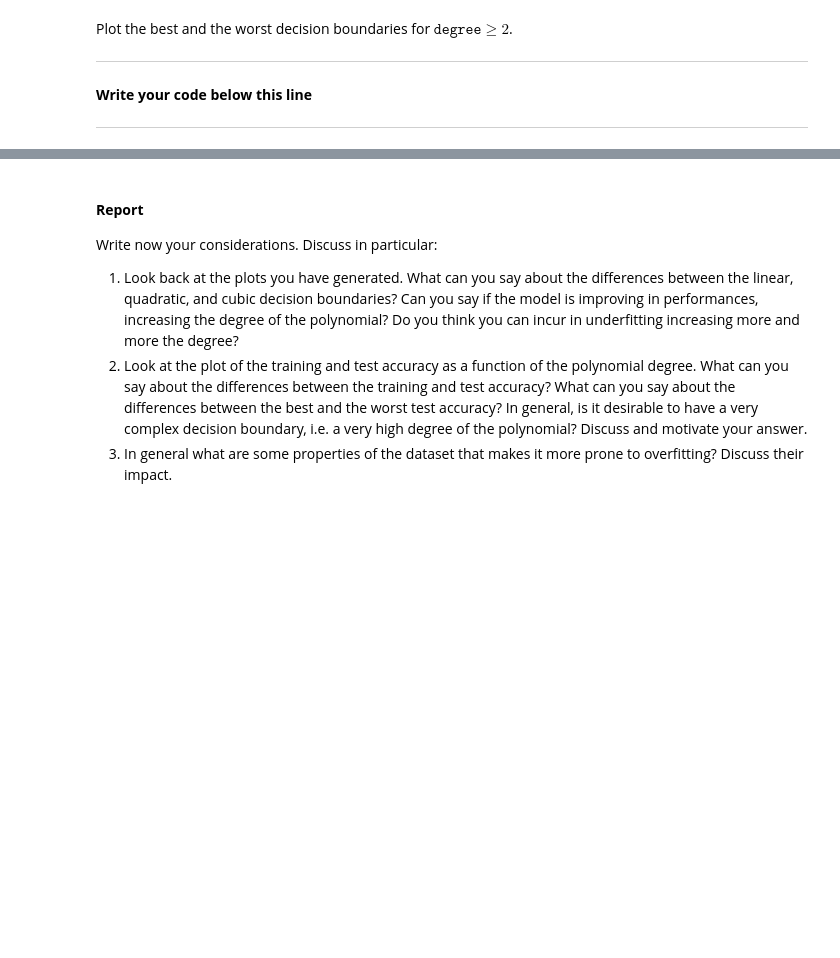
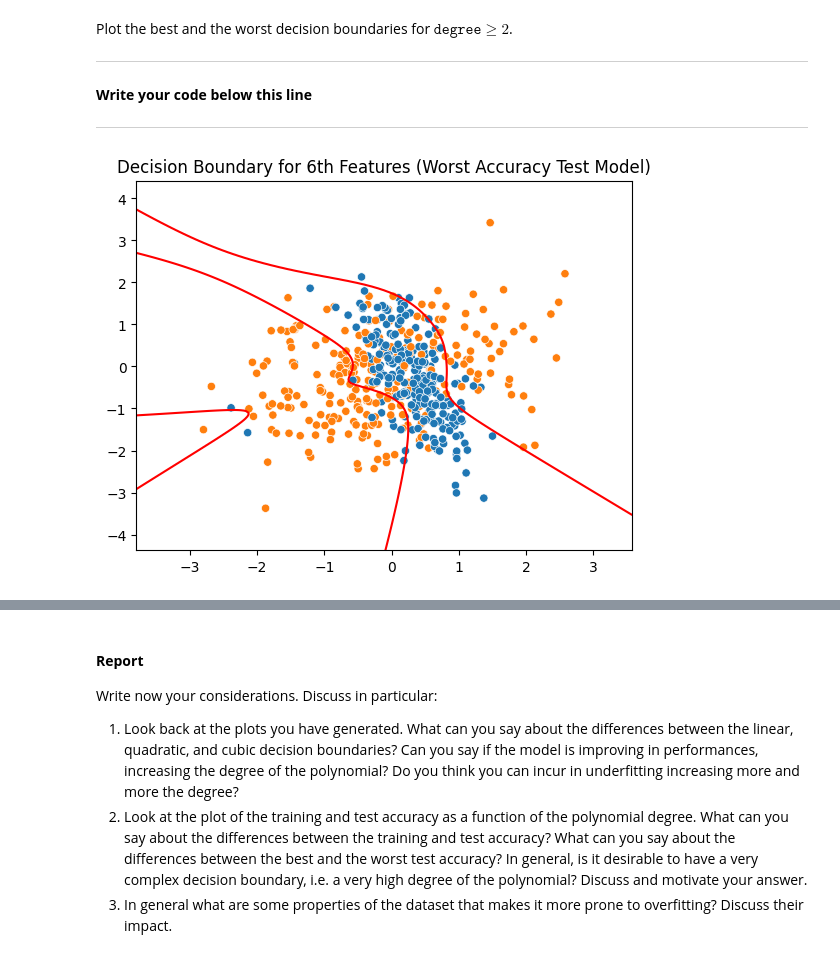
Before and after one commit to delgiudice1967219/HW2_FDS, a Jupyter notebook: HW2.ipynb, the cells around one changed output, grey strips where cells are left out. Saved outputs shown, nothing was run; the diff lists cells and outputs as text; code cells hidden in the pictures; blank space fills up the shorter version.

```diff
--- a/HW2.ipynb
+++ b/HW2.ipynb
@@ -583,9 +571,6 @@ def boundary_function(x1_vec, x2_vec, theta_final, degree):
             idx += 1
 
     return x1_vec, x2_vec, f
-
-
-    return x1_vec, x2_vec, f
 # %%
 import numpy as np
 
@@ -773,5 +790,12 @@ Plot the best and the worst decision boundaries for $\texttt{degree} \geq 2$.
 --------------------------------------------
 # %%
 # Plot worst model
+x_worst = get_polynomial(X, degree=7)
+model_worst = LogisticRegression(num_features=x_worst.shape[1])
+log_l_worst_model,_ = fit(model_worst, x_worst, y, lr=0.5, num_steps=n_iter)
+plot_boundary_function(X, y, model_worst.parameters, degree=7)
+plt.title("Decision Boundary for 6th Features (Worst Accuracy Test Model)");
+# %% [output]
+[figure, added]
 # %%
 # Plot best model
```
Also changed, not shown: parts of 9 cells of this notebook, 1 other file.
